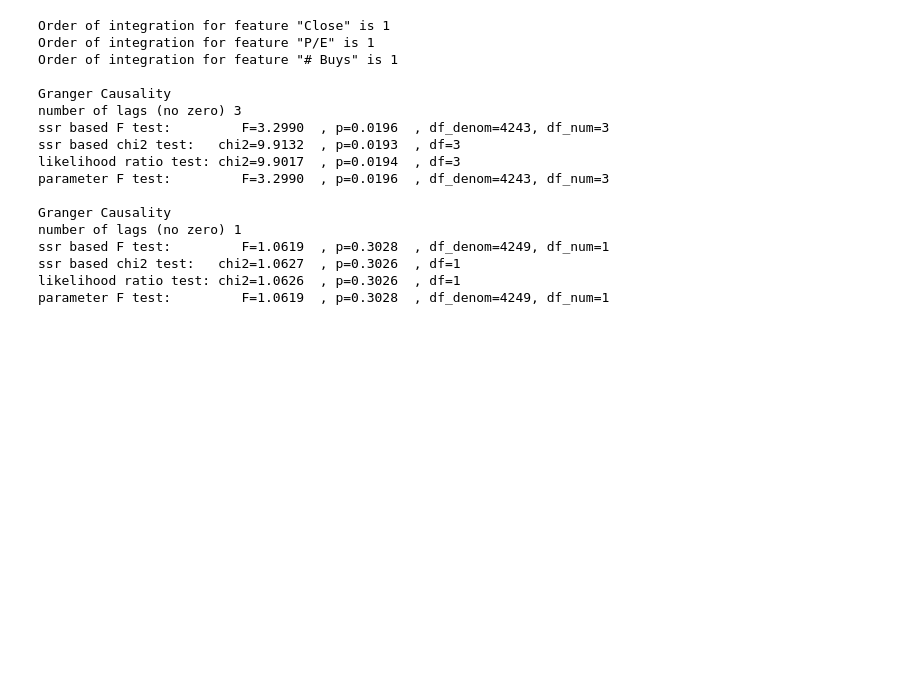
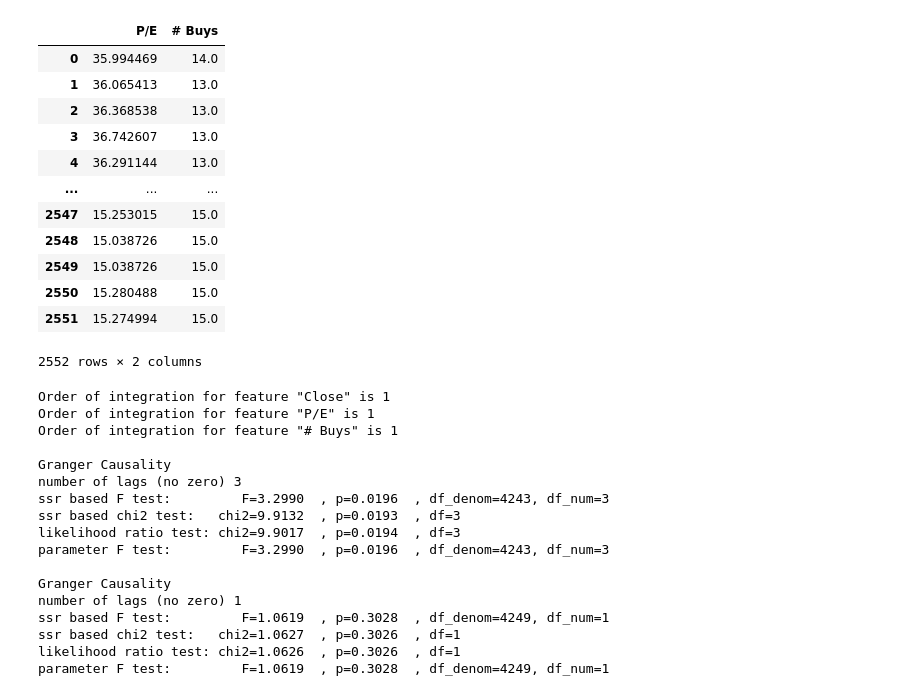
Before and after one commit to ToshaQE/Sun-2014, a Jupyter notebook: pseudocode2.ipynb, the cells around one changed output. Saved outputs shown, nothing was run; the diff lists cells and outputs as text; code cells hidden in the pictures; blank space fills up the shorter version.

```diff
--- a/pseudocode2.ipynb
+++ b/pseudocode2.ipynb
@@ -12,3 +60,29 @@ import pickle
+# %%
+df_small
+df = df_small
+
+target = "Close"
+
+feature_df = df.loc[:, ~df.columns.isin([target, "Date"])]
+target_df = df.loc[:, target]
+
+X_train, X_test, y_train, y_test = train_test_split(feature_df, target_df, test_size=0.4, shuffle=False)
+
+X_train
+# %% [output]
+|  | P/E | # Buys |
+| 0 | 35.994469 | 14.0 |
+| 1 | 36.065413 | 13.0 |
+| 2 | 36.368538 | 13.0 |
+| 3 | 36.742607 | 13.0 |
+| 4 | 36.291144 | 13.0 |
+| ... | ... | ... |
+| 2547 | 15.253015 | 15.0 |
+| 2548 | 15.038726 | 15.0 |
+| 2549 | 15.038726 | 15.0 |
+| 2550 | 15.280488 | 15.0 |
+| 2551 | 15.274994 | 15.0 |
+2552 rows × 2 columns
 # %%
 df_aapl = pd.read_csv("df_aaple.csv")
 df_small = df_aapl.iloc[:,:4]
```
Also changed, not shown: parts of 6 cells of this notebook.
